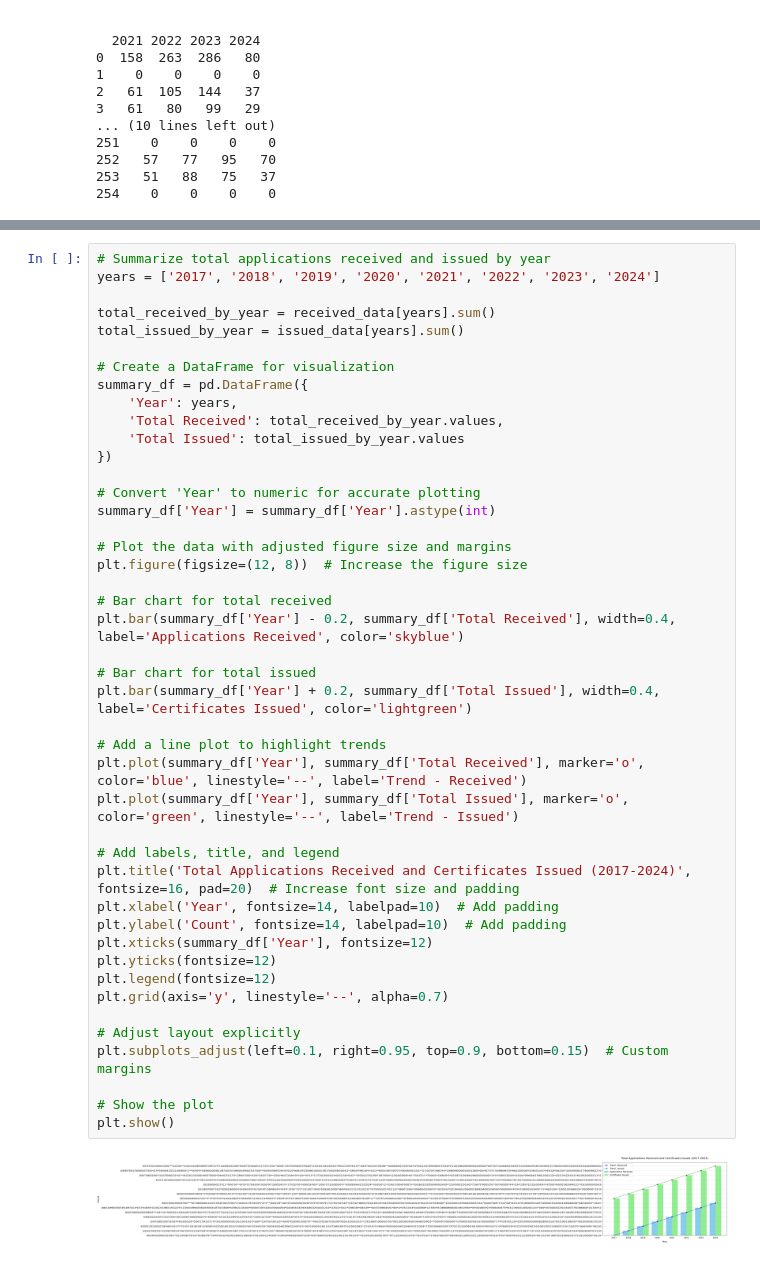
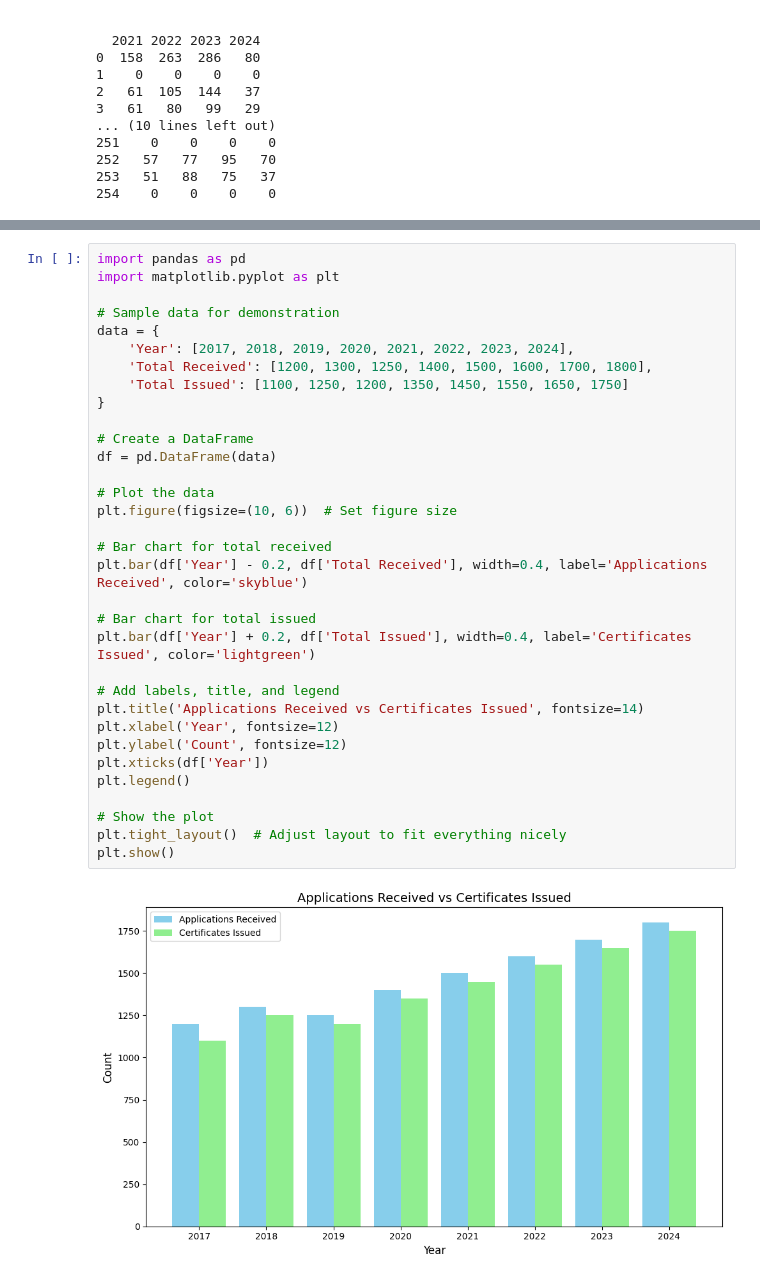
Before and after one commit to CarlosRigueti/Practical-Assignments, a Jupyter notebook: bigproject.ipynb/bigproject.ipynb, the cells around one changed output, grey strips where cells are left out. Cells and saved outputs as stored; diff of their text form.

```diff
--- a/bigproject.ipynb/bigproject.ipynb
+++ b/bigproject.ipynb/bigproject.ipynb
@@ -88,46 +123,35 @@ print(issued_data.head())
 # %%
-# Summarize total applications received and issued by year
-years = ['2017', '2018', '2019', '2020', '2021', '2022', '2023', '2024']
+import pandas as pd
+import matplotlib.pyplot as plt
 
-total_received_by_year = received_data[years].sum()
-total_issued_by_year = issued_data[years].sum()
+# Sample data for demonstration
+data = {
+    'Year': [2017, 2018, 2019, 2020, 2021, 2022, 2023, 2024],
+    'Total Received': [1200, 1300, 1250, 1400, 1500, 1600, 1700, 1800],
+    'Total Issued': [1100, 1250, 1200, 1350, 1450, 1550, 1650, 1750]
+}
 
-# Create a DataFrame for visualization
-summary_df = pd.DataFrame({
-    'Year': years,
-    'Total Received': total_received_by_year.values,
-    'Total Issued': total_issued_by_year.values
-})
+# Create a DataFrame
+df = pd.DataFrame(data)
 
-# Convert 'Year' to numeric for accurate plotting
-summary_df['Year'] = summary_df['Year'].astype(int)
-
-# Plot the data with adjusted figure size and margins
-plt.figure(figsize=(12, 8))  # Increase the figure size
+# Plot the data
+plt.figure(figsize=(10, 6))  # Set figure size
 
 # Bar chart for total received
-plt.bar(summary_df['Year'] - 0.2, summary_df['Total Received'], width=0.4, label='Applications Received', color='skyblue')
+plt.bar(df['Year'] - 0.2, df['Total Received'], width=0.4, label='Applications Received', color='skyblue')
 
 # Bar chart for total issued
-plt.bar(summary_df['Year'] + 0.2, summary_df['Total Issued'], width=0.4, label='Certificates Issued', color='lightgreen')
-
-# Add a line plot to highlight trends
-plt.plot(summary_df['Year'], summary_df['Total Received'], marker='o', color='blue', linestyle='--', label='Trend - Received')
-plt.plot(summary_df['Year'], summary_df['Total Issued'], marker='o', color='green', linestyle='--', label='Trend - Issued')
+plt.bar(df['Year'] + 0.2, df['Total Issued'], width=0.4, label='Certificates Issued', color='lightgreen')
 
 # Add labels, title, and legend
-plt.title('Total Applications Received and Certificates Issued (2017-2024)', fontsize=16, pad=20)  # Increase font size and padding
-plt.xlabel('Year', fontsize=14, labelpad=10)  # Add padding
-plt.ylabel('Count', fontsize=14, labelpad=10)  # Add padding
-plt.xticks(summary_df['Year'], fontsize=12)
-plt.yticks(fontsize=12)
-plt.legend(fontsize=12)
-plt.grid(axis='y', linestyle='--', alpha=0.7)
-
-# Adjust layout explicitly
-plt.subplots_adjust(left=0.1, right=0.95, top=0.9, bottom=0.15)  # Custom margins
+plt.title('Applications Received vs Certificates Issued', fontsize=14)
+plt.xlabel('Year', fontsize=12)
+plt.ylabel('Count', fontsize=12)
+plt.xticks(df['Year'])
+plt.legend()
 
 # Show the plot
+plt.tight_layout()  # Adjust layout to fit everything nicely
 plt.show()
 # %% [output]
-[figure, old version]
+[figure, new version]
```
Also changed, not shown: parts of 13 cells of this notebook, 2 other files.
